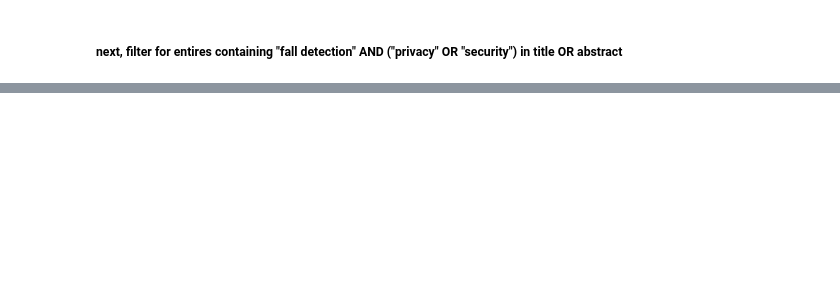
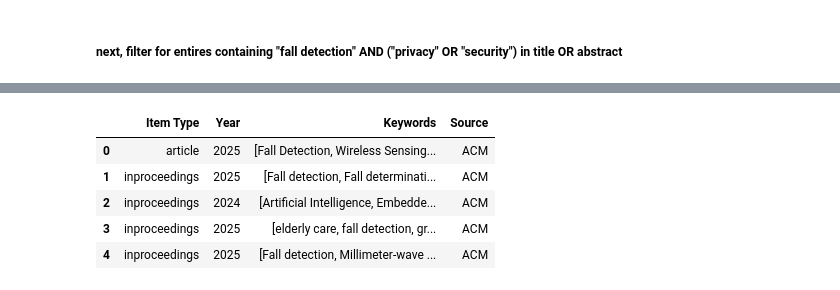
Before and after one commit to AichaNT/bachelor_thesis, a Jupyter notebook: EDA.ipynb, the cells around one changed output, grey strips where cells are left out. Saved outputs shown, nothing was run; the diff lists cells and outputs as text; code cells hidden in the pictures; blank space fills up the shorter version.

```diff
--- a/EDA.ipynb
+++ b/EDA.ipynb
@@ -110,0 +185,4 @@ def filter_title_abstract(df, column_names):
+# %%
+selected_acm_cols = ["Item Type", "year", "keywords", "source"]
+selected_ieee_cols = ["Document Identifier", "Publication Year", "source", "Author Keywords", "IEEE Terms"]
+selected_sd_cols = ["Item Type", "year", "keywords", "source"]
@@ -110,0 +193,26 @@ def filter_title_abstract(df, column_names):
+# %%
+# Convert keywords columns to lists
+def keywords_to_list(s):
+    if pd.isna(s) or s.strip() == "":
+        return []
+    return [k.strip() for k in s.split(";")]
+# %%
+# ACM
+#acm_final.head()
+acm_final_filtered = acm_final_filtered.rename(columns={
+    "Document Identifier": "Item Type",
+    "year": "Year",
+    "keywords": "Keywords",
+    "source": "Source",
+})
+
+acm_final_filtered["Keywords"] = acm_final_filtered["Keywords"].apply(keywords_to_list)
+
+acm_final_filtered.head()
+# %% [output]
+|  | Item Type | Year | Keywords | Source |
+| 0 | article | 2025 | [Fall Detection, Wireless Sensing... | ACM |
+| 1 | inproceedings | 2025 | [Fall detection, Fall determinati... | ACM |
+| 2 | inproceedings | 2024 | [Artificial Intelligence, Embedde... | ACM |
+| 3 | inproceedings | 2025 | [elderly care, fall detection, gr... | ACM |
+| 4 | inproceedings | 2025 | [Fall detection, Millimeter-wave ... | ACM |
```
Also changed, not shown: parts of 22 cells of this notebook, 6 other files.
